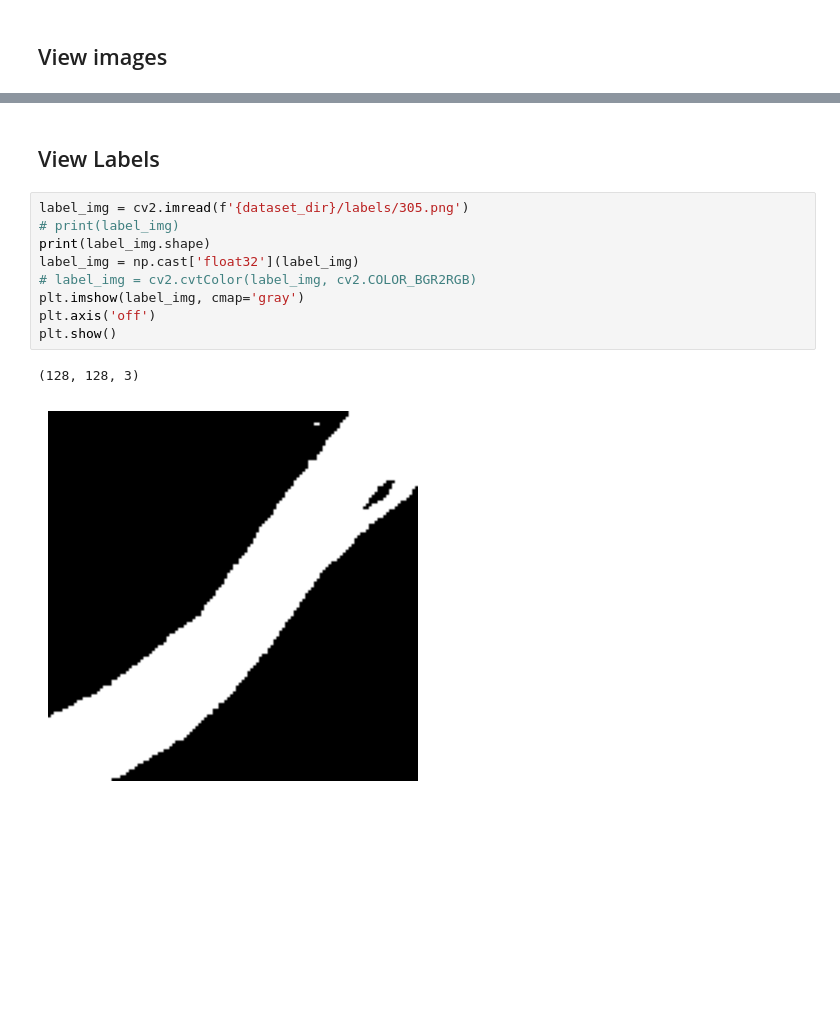
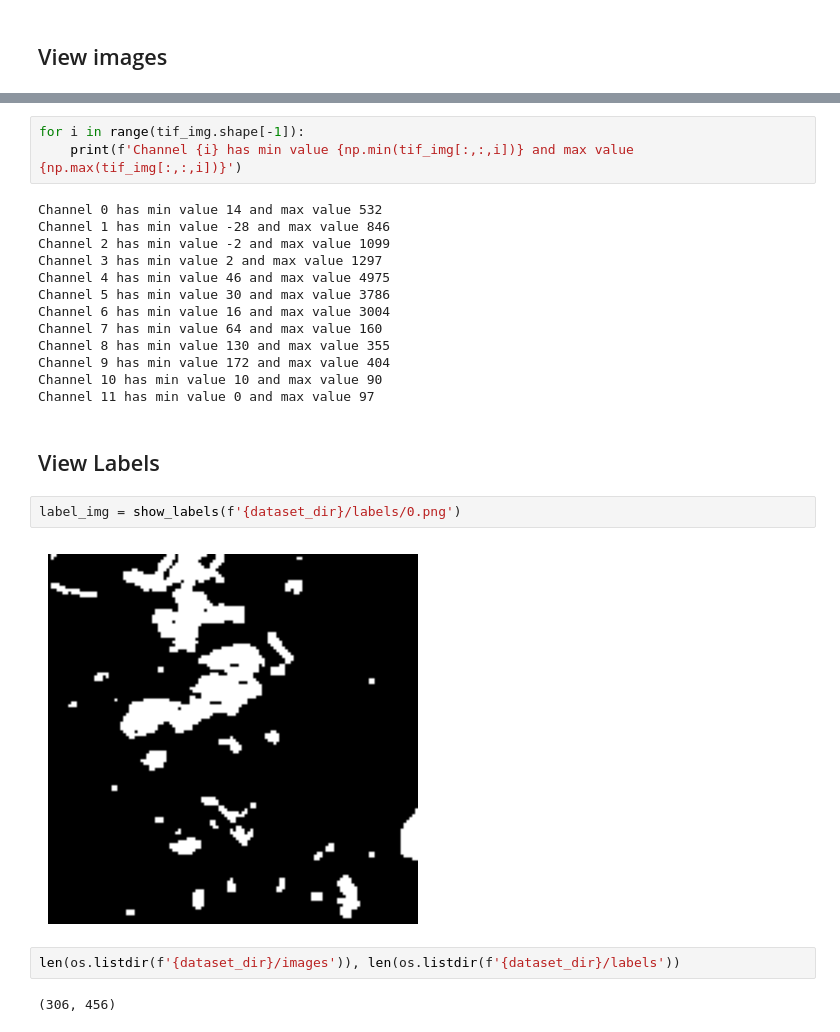
Before and after one commit to alyraafat/Cellula-Technologies-Tasks, a Jupyter notebook: Water Segmentation/water_segmentation.ipynb, the cells around one changed output, grey strips where cells are left out. Saved outputs shown, nothing was run; the diff lists cells and outputs as text; blank space fills up the shorter version.

```diff
--- a/Water Segmentation/water_segmentation.ipynb
+++ b/Water Segmentation/water_segmentation.ipynb
@@ -29,14 +24,26 @@ Clipping input data to the valid range for imshow with RGB data ([0..1] for floa
+# %%
+for i in range(tif_img.shape[-1]):
+    print(f'Channel {i} has min value {np.min(tif_img[:,:,i])} and max value {np.max(tif_img[:,:,i])}')
+# %% [output]
+Channel 0 has min value 14 and max value 532
+Channel 1 has min value -28 and max value 846
+Channel 2 has min value -2 and max value 1099
+Channel 3 has min value 2 and max value 1297
+Channel 4 has min value 46 and max value 4975
+Channel 5 has min value 30 and max value 3786
+Channel 6 has min value 16 and max value 3004
+Channel 7 has min value 64 and max value 160
+Channel 8 has min value 130 and max value 355
+Channel 9 has min value 172 and max value 404
+Channel 10 has min value 10 and max value 90
+Channel 11 has min value 0 and max value 97
 # %% [markdown]
 ## View Labels
-# %%
-label_img = cv2.imread(f'{dataset_dir}/labels/305.png')
-# print(label_img)
-print(label_img.shape)
-label_img = np.cast['float32'](label_img)
-# label_img = cv2.cvtColor(label_img, cv2.COLOR_BGR2RGB)
-plt.imshow(label_img, cmap='gray')
-plt.axis('off')
-plt.show()
-# %% [output]
-(128, 128, 3)
-[figure, removed]
+# %%
+label_img = show_labels(f'{dataset_dir}/labels/0.png')
+# %% [output]
+[figure, added]
+# %%
+len(os.listdir(f'{dataset_dir}/images')), len(os.listdir(f'{dataset_dir}/labels'))
+# %% [output]
+(306, 456)
```
Also changed, not shown: parts of 23 cells of this notebook, 14 other files.
